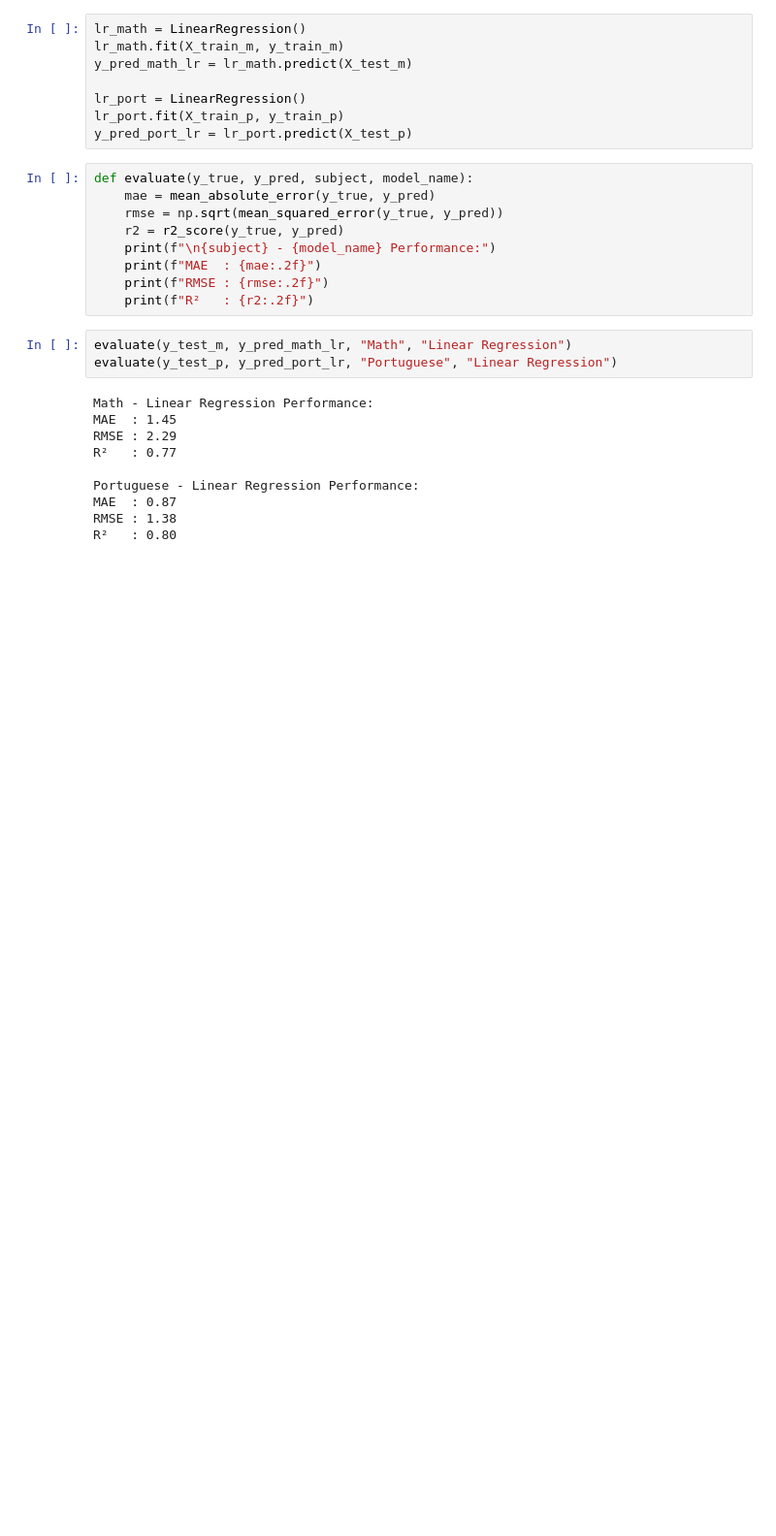
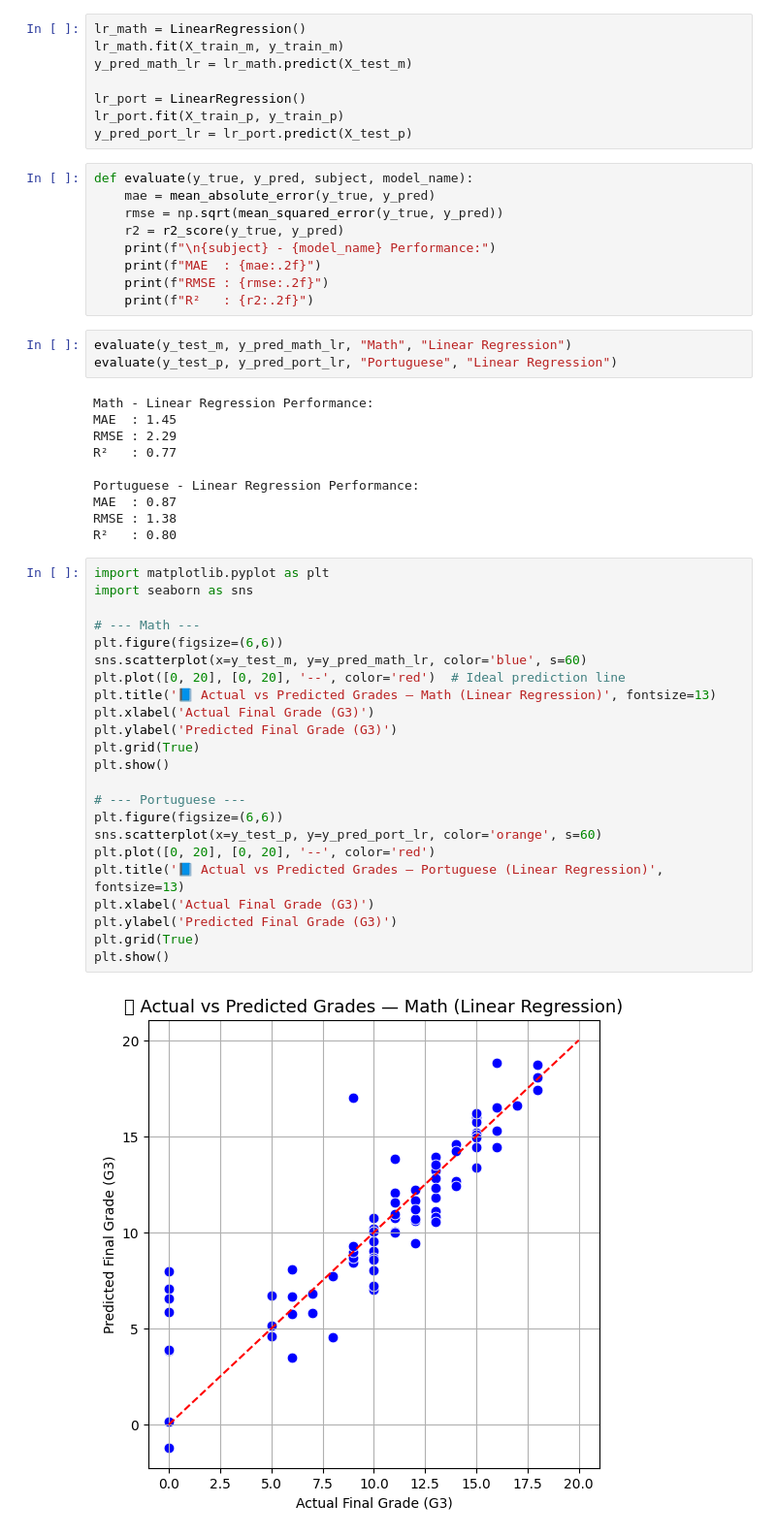
Before and after one commit to deepthimalugu/project-ds, a Jupyter notebook: pro2 (4).ipynb, the cells around one changed output. Shown at 97% size. Saved outputs shown, nothing was run; the diff lists cells and outputs as text; blank space fills up the shorter version.

```diff
--- a/pro2 (4).ipynb
+++ b/pro2 (4).ipynb
@@ -531,3 +557,28 @@ Portuguese - Linear Regression Performance:
 MAE  : 0.87
 RMSE : 1.38
 R²   : 0.80
+# %%
+import matplotlib.pyplot as plt
+import seaborn as sns
+
+# --- Math ---
+plt.figure(figsize=(6,6))
+sns.scatterplot(x=y_test_m, y=y_pred_math_lr, color='blue', s=60)
+plt.plot([0, 20], [0, 20], '--', color='red')  # Ideal prediction line
+plt.title('📘 Actual vs Predicted Grades — Math (Linear Regression)', fontsize=13)
+plt.xlabel('Actual Final Grade (G3)')
+plt.ylabel('Predicted Final Grade (G3)')
+plt.grid(True)
+plt.show()
+
+# --- Portuguese ---
+plt.figure(figsize=(6,6))
+sns.scatterplot(x=y_test_p, y=y_pred_port_lr, color='orange', s=60)
+plt.plot([0, 20], [0, 20], '--', color='red')
+plt.title('📘 Actual vs Predicted Grades — Portuguese (Linear Regression)', fontsize=13)
+plt.xlabel('Actual Final Grade (G3)')
+plt.ylabel('Predicted Final Grade (G3)')
+plt.grid(True)
+plt.show()
+# %% [output]
+[figure, added]
```
Also changed, not shown: parts of 2 cells of this notebook.
